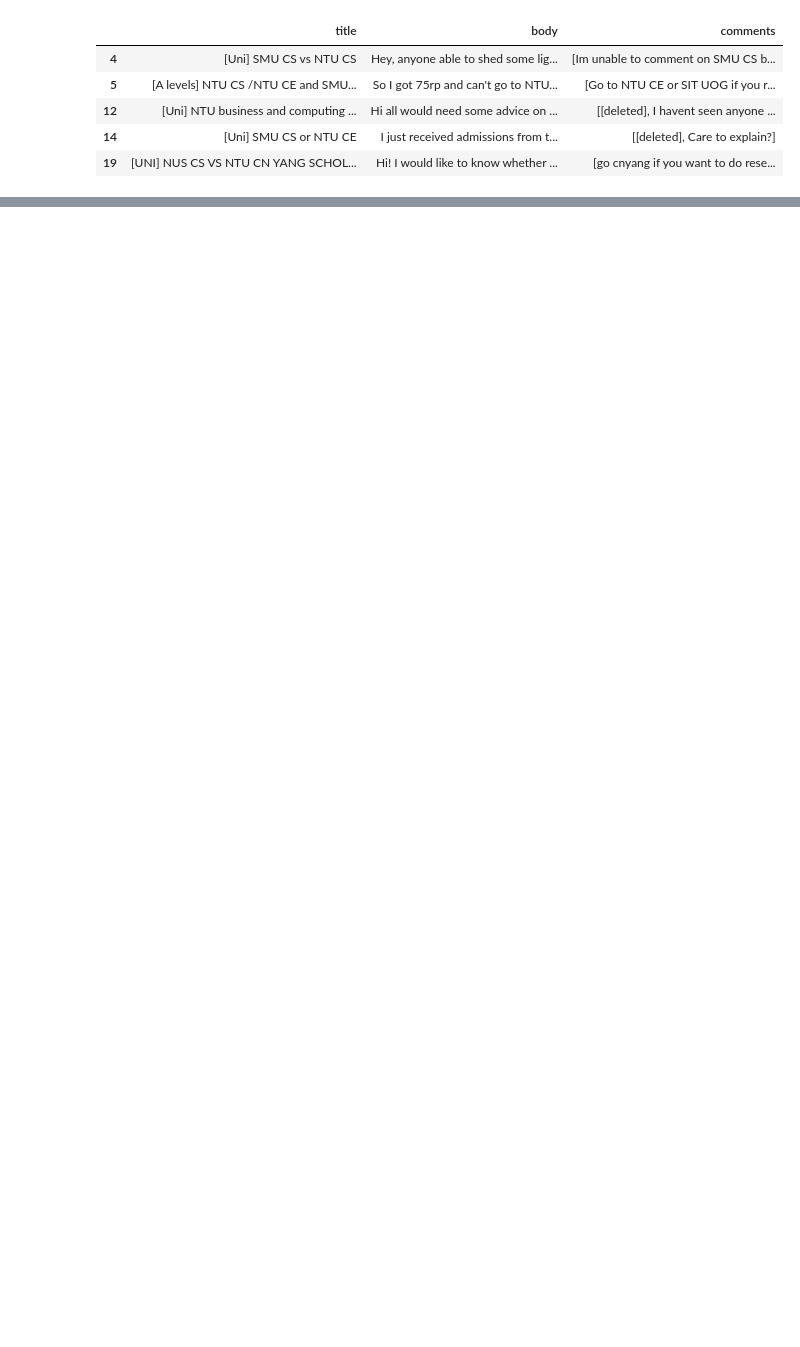
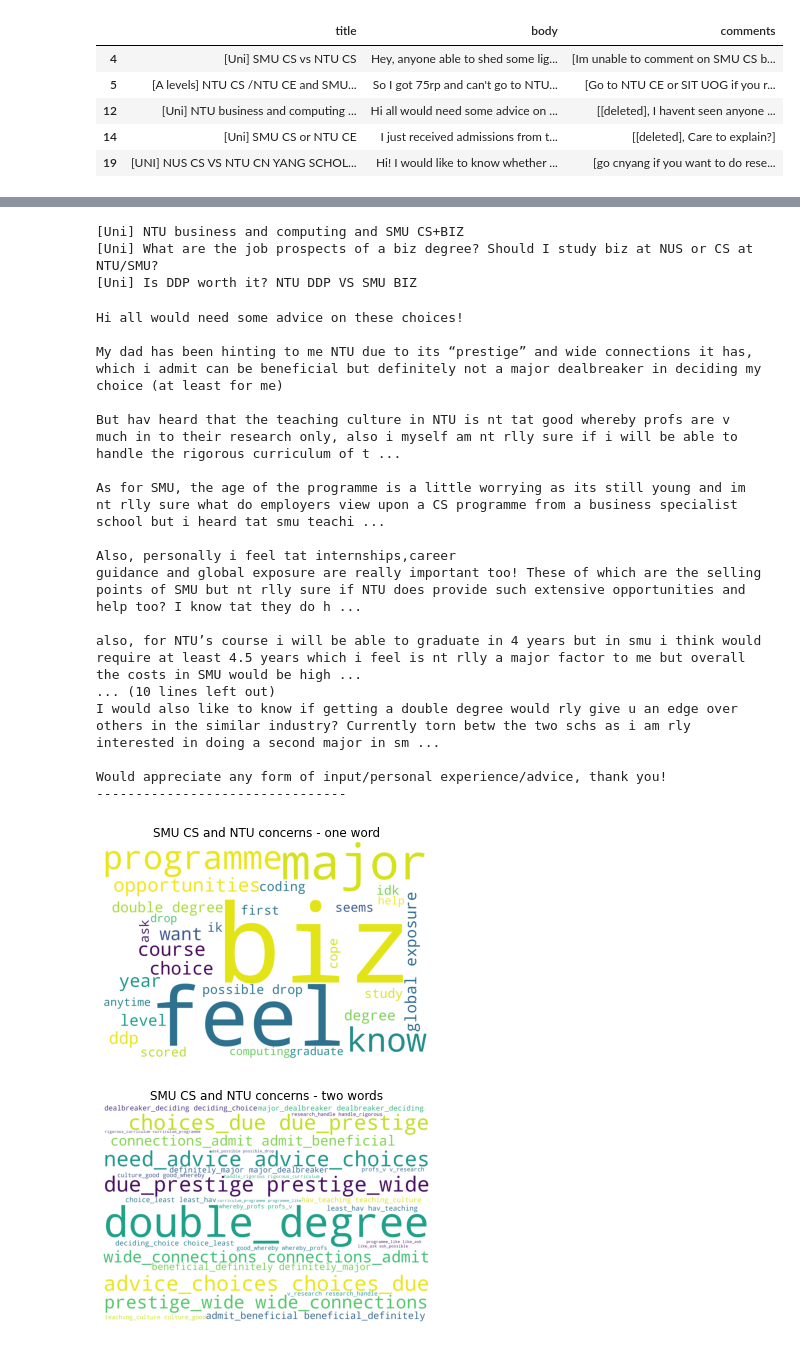
Before and after one commit to ashleyykq/is434-g2-t7, a Jupyter notebook: reddit/SMU CS with NTU.ipynb, the cells around one changed output, grey strips where cells are left out. Cells and saved outputs as stored; diff of their text form; code cells hidden in the pictures; blank space fills up the shorter version.

```diff
--- a/reddit/SMU CS with NTU.ipynb
+++ b/reddit/SMU CS with NTU.ipynb
@@ -375,0 +285,63 @@ print(sw)
+# %%
+#Finding for SMU, NTU, Biz
+only_ntu = df[df['title'].str.contains('NTU')]
+qn_content =""
+for line in only_ntu['title']:
+    if 'ntu' in line.lower() and 'biz' in line.lower() and 'smu' in line.lower() and 'transfer' not in line.lower():
+        qn_content += line.lower() + ' '
+        print(line)
+# %% [output]
+[Uni] NTU business and computing and SMU CS+BIZ
+[Uni] What are the job prospects of a biz degree? Should I study biz at NUS or CS at NTU/SMU?
+[Uni] Is DDP worth it? NTU DDP VS SMU BIZ
+# %%
+# # Top commmon body for SMU & NTU Biz
+
+smu_ntu_body = only_ntu.iloc[:, [1]]
+sentences = []
+
+sw.extend(['dad', 'hinting'])
+
+for sentence in smu_ntu_body["body"]:
+    #sentences = []
+    if len(sentence.lower().strip()) > 0 and 'https' not in sentence.lower() and 'biz' in sentence.lower():
+        print(sentence)
+        sentences.append(sentence.lower())
+        print('--------------------------------')
+
+
+single_word = token_fn(sentences, 1, sw)
+wc_fn(single_word, 'SMU CS and NTU concerns - one word', 30)
+
+double_word = token_fn(sentences, 2, sw)
+wc_fn(double_word, 'SMU CS and NTU concerns - two words', 30)
+
+triple_word = token_fn(sentences, 3, sw)
+wc_fn(triple_word, 'SMU CS and NTU concerns - three words', 30)
+
+
+sw.extend(['nt', "n't",'rlly', 'u','hi', 'tat', 'much', 'sure', 'im', 'thank', 'really', "i'm", 'lol', 'bro', 'cmi',
+           'hahah' , 'one', 'well', 'hey', 'hey,' , 'also', 'would' , 'bat', 'right' , 'shed' , 'light' , 'able'])
+
+triple_word = token_fn(sentences, 3, sw)
+wc_fn(triple_word, 'SMU CS and NTU concerns - three words', 30)
+# %% [output]
+Hi all would need some advice on these choices!
+
+My dad has been hinting to me NTU due to its “prestige” and wide connections it has, which i admit can be beneficial but definitely not a major dealbreaker in deciding my choice (at least for me)
+
+But hav heard that the teaching culture in NTU is nt tat good whereby profs are v much in to their research only, also i myself am nt rlly sure if i will be able to handle the rigorous curriculum of t ...
+
+As for SMU, the age of the programme is a little worrying as its still young and im nt rlly sure what do employers view upon a CS programme from a business specialist school but i heard tat smu teachi ...
+
+Also, personally i feel tat internships,career
+guidance and global exposure are really important too! These of which are the selling points of SMU but nt rlly sure if NTU does provide such extensive opportunities and help too? I know tat they do h ...
+
+also, for NTU’s course i will be able to graduate in 4 years but in smu i think would require at least 4.5 years which i feel is nt rlly a major factor to me but overall the costs in SMU would be high ...
+... (10 lines left out)
+I would also like to know if getting a double degree would rly give u an edge over others in the similar industry? Currently torn betw the two schs as i am rly interested in doing a second major in sm ...
+
+Would appreciate any form of input/personal experience/advice, thank you!
+--------------------------------
+[figure, added]
+[figure, added]
```
Also changed, not shown: parts of 13 cells of this notebook, 2 other files.
